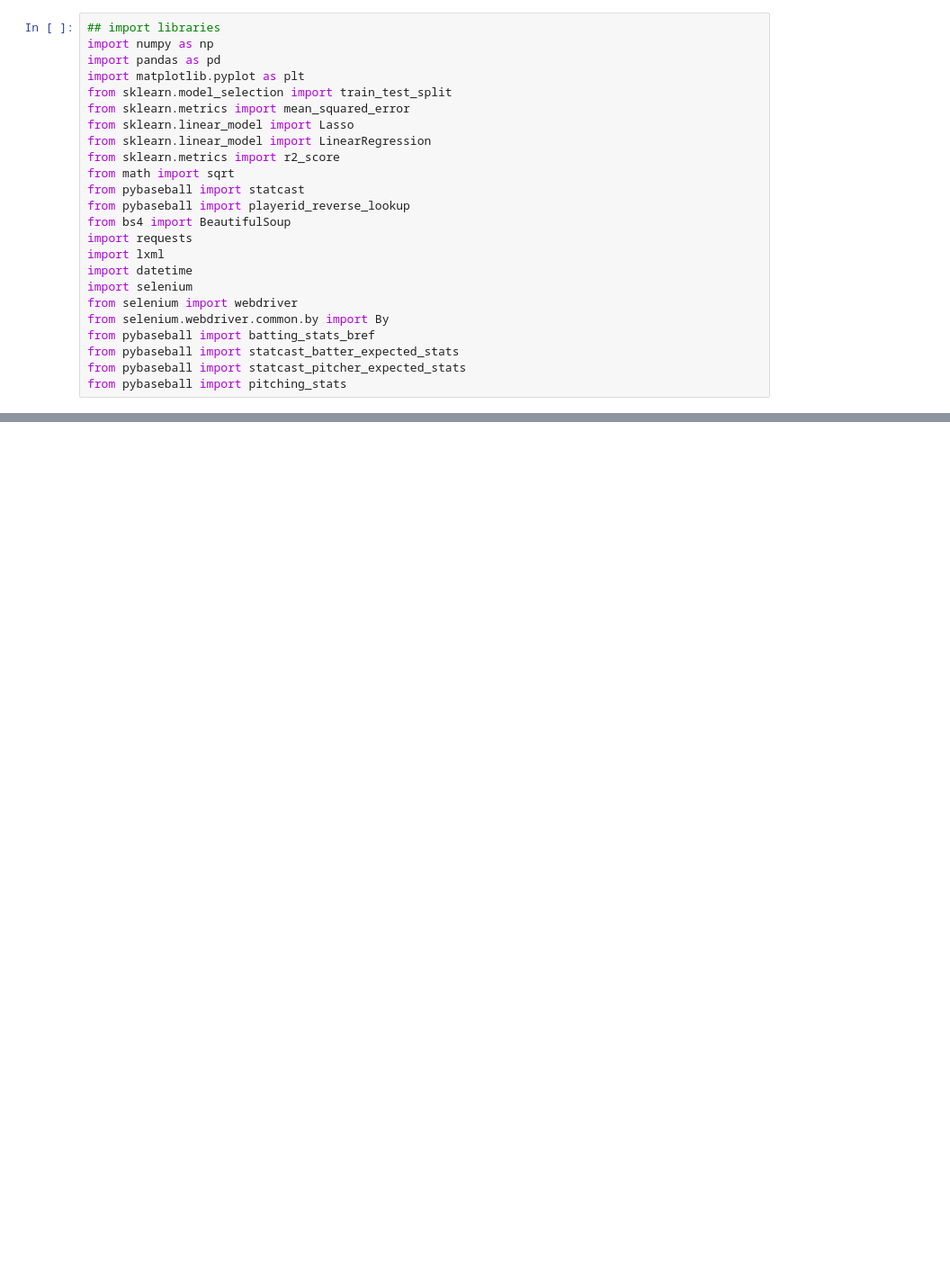
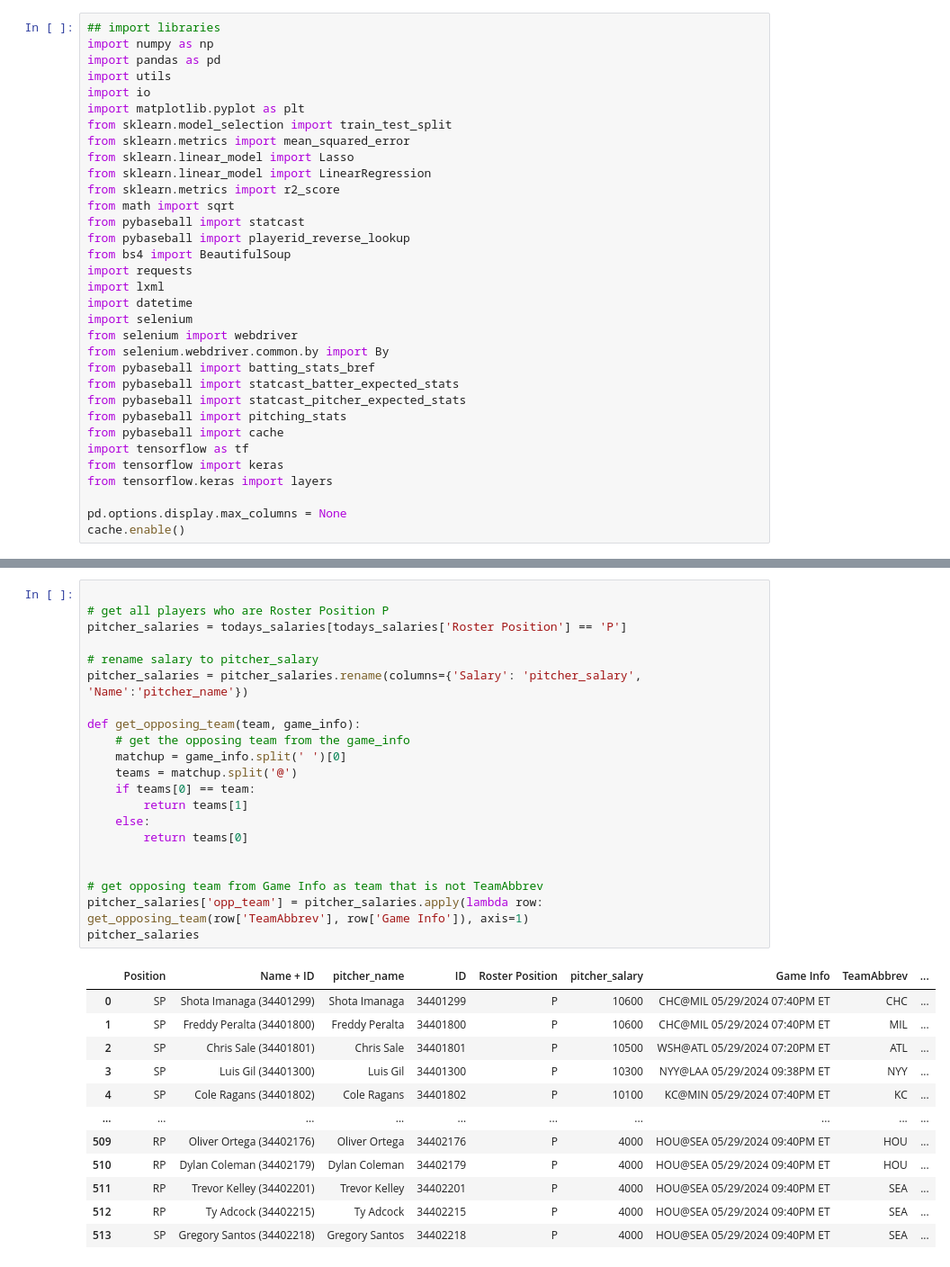
Before and after one commit to mcglade8/MLB, a Jupyter notebook: baseball_python.ipynb, the cells around one changed output, grey strips where cells are left out. Shown: that part at 90% size. Drawn from its saved outputs; the diff is of its cells as text; blank space fills up the shorter version.

```diff
--- a/baseball_python.ipynb
+++ b/baseball_python.ipynb
@@ -2,6 +2,8 @@
 ## import libraries
 import numpy as np
 import pandas as pd
+import utils
+import io
 import matplotlib.pyplot as plt
 from sklearn.model_selection import train_test_split
 from sklearn.metrics import mean_squared_error
@@ -22,6 +24,13 @@ from pybaseball import batting_stats_bref
 from pybaseball import statcast_batter_expected_stats
 from pybaseball import statcast_pitcher_expected_stats
 from pybaseball import pitching_stats
+from pybaseball import cache
+import tensorflow as tf
+from tensorflow import keras
+from tensorflow.keras import layers
+
+pd.options.display.max_columns = None
+cache.enable()
 # %%
 # functions
 
@@ -439,0 +1014,34 @@ See the caveats in the documentation: https://pandas.pydata.org/pandas-docs/stab
+# %%
+
+# get all players who are Roster Position P
+pitcher_salaries = todays_salaries[todays_salaries['Roster Position'] == 'P']
+
+# rename salary to pitcher_salary
+pitcher_salaries = pitcher_salaries.rename(columns={'Salary': 'pitcher_salary', 'Name':'pitcher_name'})
+
+def get_opposing_team(team, game_info):
+    # get the opposing team from the game_info
+    matchup = game_info.split(' ')[0]
+    teams = matchup.split('@')
+    if teams[0] == team:
+        return teams[1]
+    else:
+        return teams[0]
+
+
+# get opposing team from Game Info as team that is not TeamAbbrev
+pitcher_salaries['opp_team'] = pitcher_salaries.apply(lambda row: get_opposing_team(row['TeamAbbrev'], row['Game Info']), axis=1)
+pitcher_salaries
+# %% [output]
+|  | Position | Name + ID | pitcher_name | ID | Roster Position | pitcher_salary | Game Info | TeamAbbrev | ... |
+| 0 | SP | Shota Imanaga (34401299) | Shota Imanaga | 34401299 | P | 10600 | CHC@MIL 05/29/2024 07:40PM ET | CHC | ... |
+| 1 | SP | Freddy Peralta (34401800) | Freddy Peralta | 34401800 | P | 10600 | CHC@MIL 05/29/2024 07:40PM ET | MIL | ... |
+| 2 | SP | Chris Sale (34401801) | Chris Sale | 34401801 | P | 10500 | WSH@ATL 05/29/2024 07:20PM ET | ATL | ... |
+| 3 | SP | Luis Gil (34401300) | Luis Gil | 34401300 | P | 10300 | NYY@LAA 05/29/2024 09:38PM ET | NYY | ... |
+| 4 | SP | Cole Ragans (34401802) | Cole Ragans | 34401802 | P | 10100 | KC@MIN 05/29/2024 07:40PM ET | KC | ... |
+| ... | ... | ... | ... | ... | ... | ... | ... | ... | ... |
+| 509 | RP | Oliver Ortega (34402176) | Oliver Ortega | 34402176 | P | 4000 | HOU@SEA 05/29/2024 09:40PM ET | HOU | ... |
+| 510 | RP | Dylan Coleman (34402179) | Dylan Coleman | 34402179 | P | 4000 | HOU@SEA 05/29/2024 09:40PM ET | HOU | ... |
+| 511 | RP | Trevor Kelley (34402201) | Trevor Kelley | 34402201 | P | 4000 | HOU@SEA 05/29/2024 09:40PM ET | SEA | ... |
+| 512 | RP | Ty Adcock (34402215) | Ty Adcock | 34402215 | P | 4000 | HOU@SEA 05/29/2024 09:40PM ET | SEA | ... |
+| 513 | SP | Gregory Santos (34402218) | Gregory Santos | 34402218 | P | 4000 | HOU@SEA 05/29/2024 09:40PM ET | SEA | ... |
```
Also changed, not shown: parts of 31 cells of this notebook, 4 other files.
